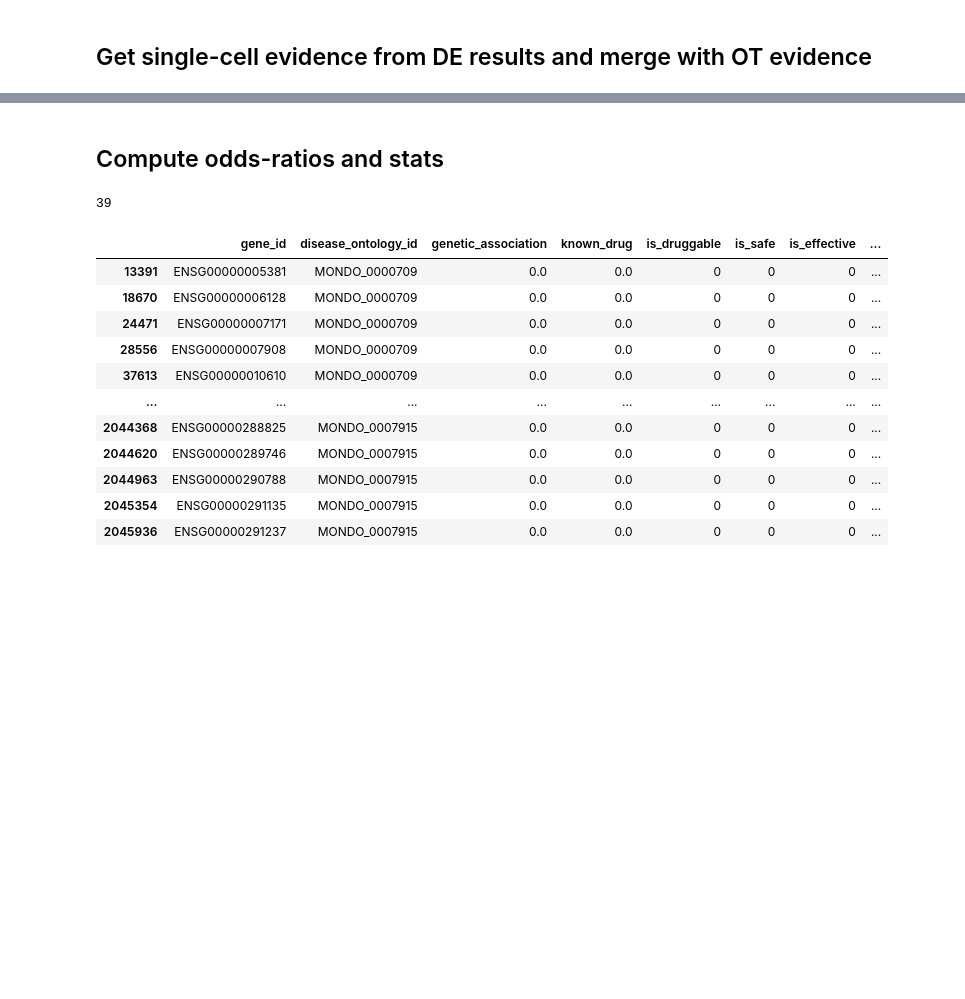
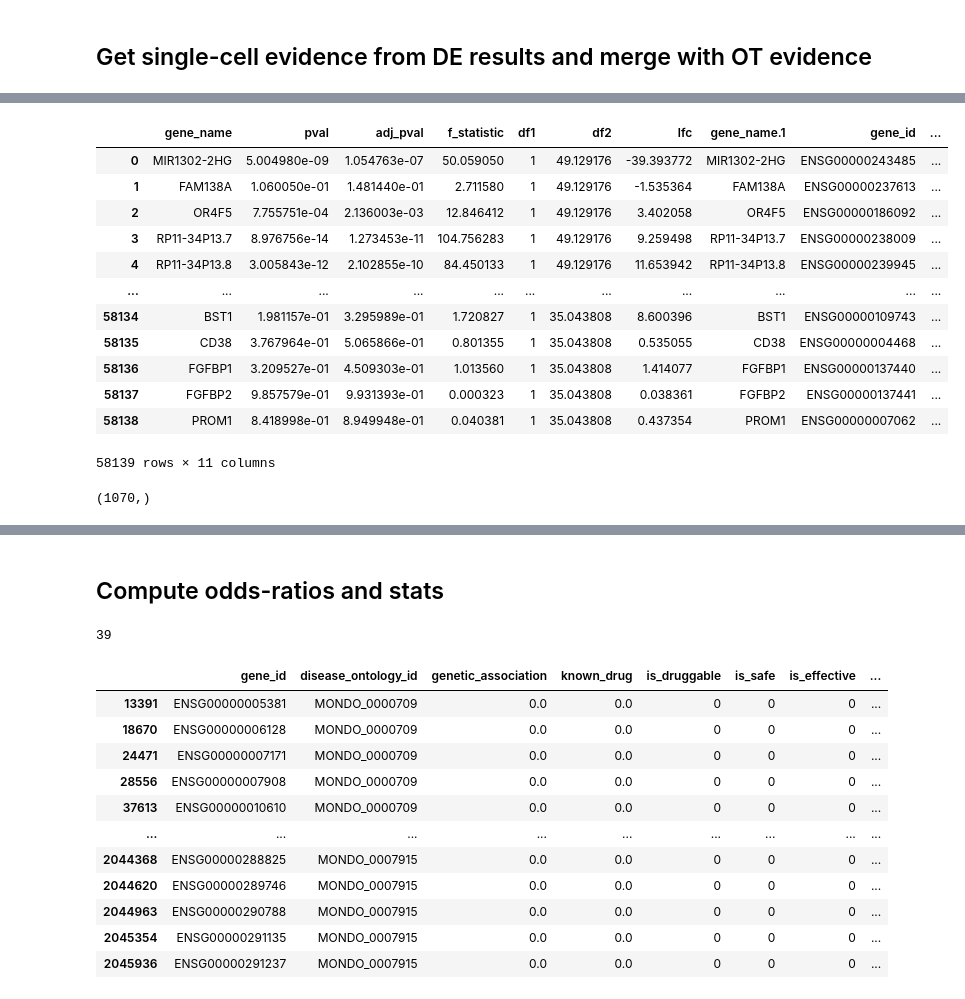
Before and after one commit to emdann/sc_target_evidence, a Jupyter notebook: OR_analysis.ipynb, the cells around one changed output, grey strips where cells are left out. Drawn from its saved outputs; the diff is of its cells as text; code cells hidden in the pictures; blank space fills up the shorter version.

```diff
--- a/OR_analysis.ipynb
+++ b/OR_analysis.ipynb
@@ -212,4 +94,0 @@ def compute_grouped_OR(
-# %%
-disease_ontology_id = 'MONDO_0007915'
-sc_evidence = 'celltype'
-disease_res = pd.read_csv(f'{data_dir}/DE_{sc_evidence}_{disease_ontology_id}.all_targets.csv')
@@ -627,0 +252,4 @@ missing MONDO_0005233
+# %%
+## Get all disease IDs
+all_pbulk_files = [x for x in os.listdir(data_dir) if x.endswith('pbulk_all_genes.h5ad')]
+all_disease_ids = [x.replace('.pbulk_all_genes.h5ad', '').replace('cellxgene_targets_', '') for x in all_pbulk_files]
@@ -627,0 +271,20 @@ missing MONDO_0005233
+# %%
+## Save evidence results for each disease
+for disease_ontology_id in all_disease_ids:
+    targets_disease_df = pd.DataFrame()
+    try:
+        ct_res = pd.read_csv(f'{data_dir}/DE_celltype_{disease_ontology_id.replace(":","_")}.hvgs.csv')
+        disease_res = pd.read_csv(f'{data_dir}/DE_diseasecelltype_{disease_ontology_id.replace(":","_")}.hvgs.csv')
+        bulk_res = pd.read_csv(f'{data_dir}/DE_diseasebulk_{disease_ontology_id.replace(":","_")}.hvgs.csv')
+
+        evidence_dict = sc_evidence_utils.DE2evidence_celltype(ct_res, ct_fraction_thresh=0.5, lfc_thresh=0.5)
+        disease_evidence = sc_evidence_utils.DE2evidence_disease(disease_res, bulk_res, lfc_thresh=0.5, lfc_group='all')
+        evidence_dict.update(disease_evidence)
+    except:
+        print(f'missing {disease_ontology_id}')
+        continue
+    OT_targets_disease_df = OT_targets_df[OT_targets_df['disease_ontology_id'] == disease_ontology_id].copy()
+    for ev, targets in evidence_dict.items():
+        OT_targets_disease_df[ev] = OT_targets_disease_df.gene_id.isin(targets).astype(int)
+
+    OT_targets_disease_df.to_csv(data_dir + f'disease_target_evidence.{disease_ontology_id}.csv')
@@ -628,3 +309,23 @@ missing MONDO_0005233
+# %%
+disease_res
+# %% [output]
+|  | gene_name | pval | adj_pval | f_statistic | df1 | df2 | lfc | gene_name.1 | gene_id | ... |
+| 0 | MIR1302-2HG | 5.004980e-09 | 1.054763e-07 | 50.059050 | 1 | 49.129176 | -39.393772 | MIR1302-2HG | ENSG00000243485 | ... |
+| 1 | FAM138A | 1.060050e-01 | 1.481440e-01 | 2.711580 | 1 | 49.129176 | -1.535364 | FAM138A | ENSG00000237613 | ... |
+| 2 | OR4F5 | 7.755751e-04 | 2.136003e-03 | 12.846412 | 1 | 49.129176 | 3.402058 | OR4F5 | ENSG00000186092 | ... |
+| 3 | RP11-34P13.7 | 8.976756e-14 | 1.273453e-11 | 104.756283 | 1 | 49.129176 | 9.259498 | RP11-34P13.7 | ENSG00000238009 | ... |
+| 4 | RP11-34P13.8 | 3.005843e-12 | 2.102855e-10 | 84.450133 | 1 | 49.129176 | 11.653942 | RP11-34P13.8 | ENSG00000239945 | ... |
+| ... | ... | ... | ... | ... | ... | ... | ... | ... | ... | ... |
+| 58134 | BST1 | 1.981157e-01 | 3.295989e-01 | 1.720827 | 1 | 35.043808 | 8.600396 | BST1 | ENSG00000109743 | ... |
+| 58135 | CD38 | 3.767964e-01 | 5.065866e-01 | 0.801355 | 1 | 35.043808 | 0.535055 | CD38 | ENSG00000004468 | ... |
+| 58136 | FGFBP1 | 3.209527e-01 | 4.509303e-01 | 1.013560 | 1 | 35.043808 | 1.414077 | FGFBP1 | ENSG00000137440 | ... |
+| 58137 | FGFBP2 | 9.857579e-01 | 9.931393e-01 | 0.000323 | 1 | 35.043808 | 0.038361 | FGFBP2 | ENSG00000137441 | ... |
+| 58138 | PROM1 | 8.418998e-01 | 8.949948e-01 | 0.040381 | 1 | 35.043808 | 0.437354 | PROM1 | ENSG00000007062 | ... |
+58139 rows × 11 columns
+# %%
+evidence_dict['disease_evidence'].shape
+# %% [output]
+(1070,)
 # %%
 len(all_disease_ids)
 # %% [output]
```
Also changed, not shown: parts of 58 cells of this notebook, 3 other files.
